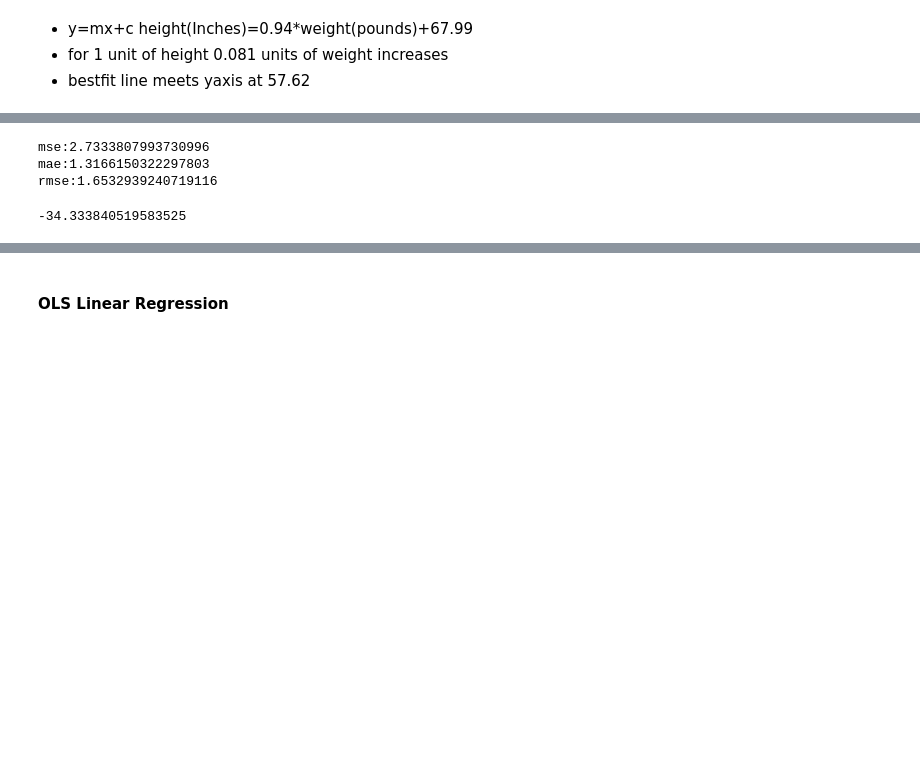
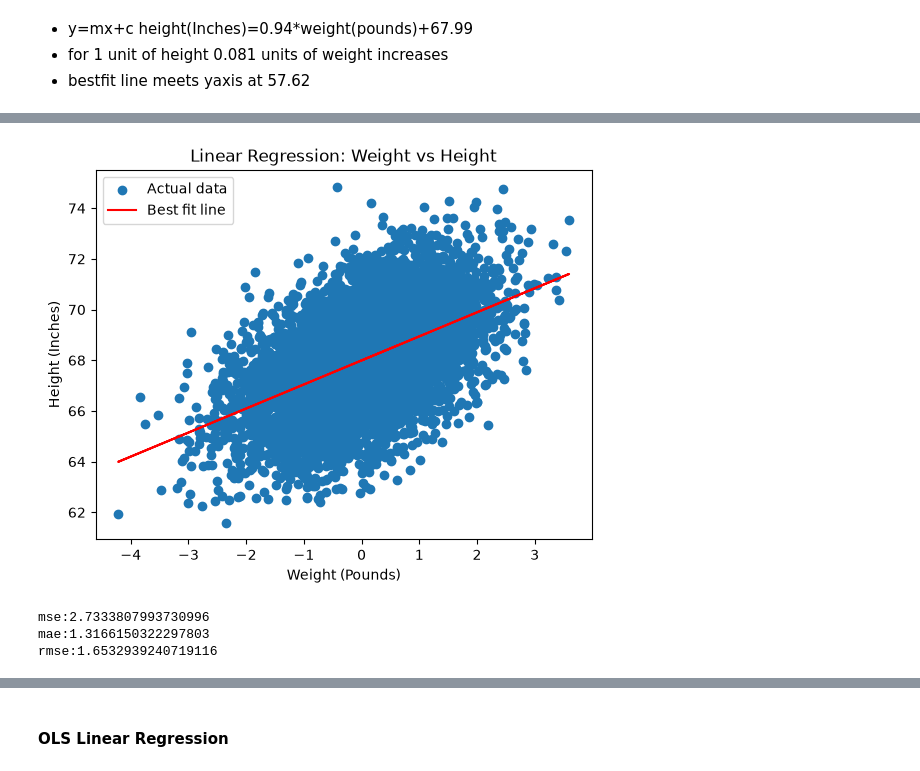
Before and after one commit to rushikas569628/ML-Learnings, a Jupyter notebook: Linear_Regression/LinearRegression.ipynb, the cells around one changed output, grey strips where cells are left out. Cells and saved outputs as stored; diff of their text form; code cells hidden in the pictures; blank space fills up the shorter version.

Commit message:
Linear Regression

```diff
--- a/Linear_Regression/LinearRegression.ipynb
+++ b/Linear_Regression/LinearRegression.ipynb
@@ -125,6 +159,10 @@ df.sample(5)
 - big values needs to be converted to small values for gradient descent curve and global minima using Z-Score
 # %%
 from sklearn.preprocessing import StandardScaler
-scaler=StandardScaler()
-X_train=scaler.fit_transform(X_train)
-X_train
+
+# Create scaler
+scaler = StandardScaler()
+
+X_train_scaler=scaler.fit_transform(X_train)
+
+X_test_scaler = scaler.transform(X_test)
@@ -154,5 +287,6 @@ array([[ 0.62053543],
 # %%
 from sklearn.linear_model import LinearRegression
-regression=LinearRegression(n_jobs=-1)
+regression=LinearRegression()
 # %%
-regression.fit(X_train,y_train)
+regression.fit(X_train_scaler,y_train)
+y_pred = regression.predict(X_test_scaler)
@@ -199,4 +355,0 @@ print(y_test.shape)
-# %%
-#prediction for test data
-y_pred=regression.predict(X_test)
-y_pred
@@ -206,3 +460,22 @@ array([68.58261344, 66.76157097, 68.7214503 , ..., 68.69540615,
+# %%
+plt.scatter(X_test_scaler, y_test, label='Actual data')
+
+plt.plot(
+    X_test_scaler,
+    y_pred,
+    color='red',
+    label='Best fit line'
+)
+
+plt.xlabel('Weight (Pounds)')
+plt.ylabel('Height (Inches)')
+plt.title('Linear Regression: Weight vs Height')
+
+plt.legend()
+#plt.savefig("Linear Regression")
+plt.show()
+# %% [output]
+[figure, added]
 # %%
 #performance metrics
 from sklearn.metrics import mean_absolute_error,mean_squared_error
@@ -217,9 +490,3 @@ print(f"rmse:{rmse}")
 mse:2.7333807993730996
 mae:1.3166150322297803
 rmse:1.6532939240719116
-# %%
-from sklearn.metrics import r2_score
-score=r2_score(y_test,y_pred)
-print(score)
-# %% [output]
--34.333840519583525
```
Also changed, not shown: parts of 41 cells of this notebook, 5 other files.
